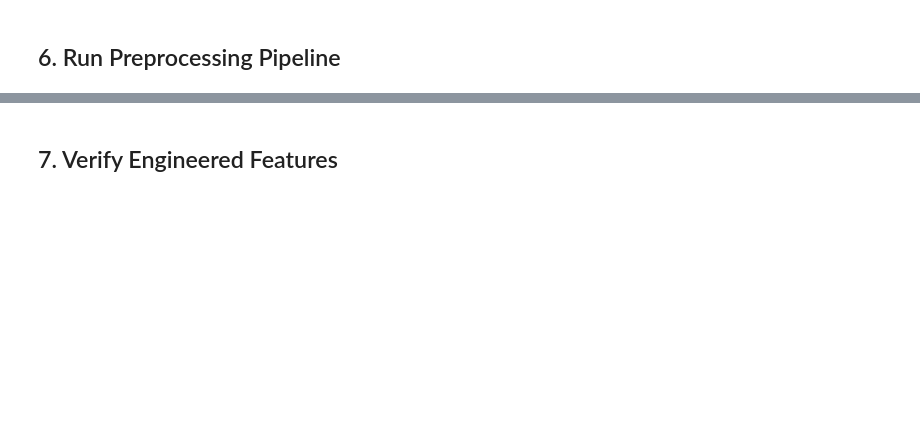
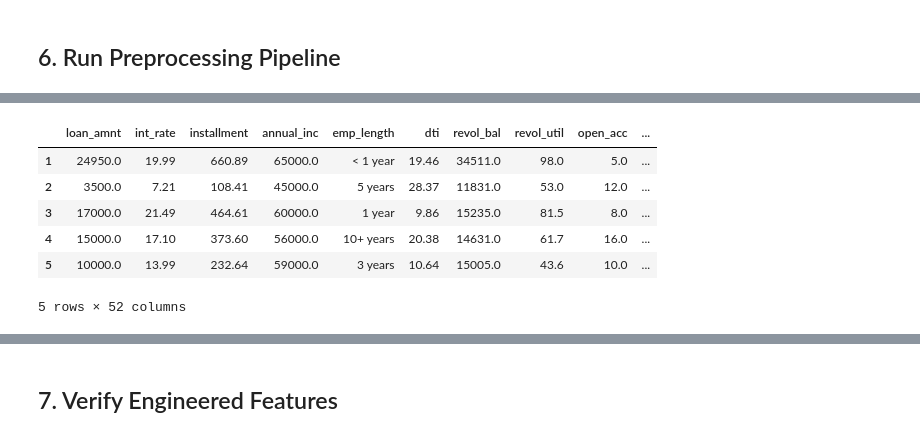
Before and after one commit to ddl-marina-mcculloch/domino-training-lending-club, a Jupyter notebook: notebooks/EDA_lending.ipynb, the cells around one changed output, grey strips where cells are left out. Drawn from its saved outputs; the diff is of its cells as text; code cells hidden in the pictures; blank space fills up the shorter version.

Commit message:
Pushed from Domino: https://cloud-dogfood.domino.tech/u/marina_mcculloch/domino-training-lending-club/workspaces?executionId=69d916ab8115e1376d36d314

```diff
--- a/notebooks/EDA_lending.ipynb
+++ b/notebooks/EDA_lending.ipynb
@@ -225,9 +247,16 @@ sys.path.append('..')
 from scripts.preprocess import run_pipeline
 import os
 
-project = os.environ.get('DOMINO_PROJECT_NAME', 'LendingClubProject')
+#project = os.environ.get('DOMINO_PROJECT_NAME', 'LendingClubProject')
+project = os.environ.get('DOMINO_PROJECT_NAME', 'domino-training-lending-club')
+
+
 raw_path     = f'/domino/datasets/local/{project}/lending_raw.csv'
 cleaned_path = f'/domino/datasets/local/{project}/lending_clean.csv'
 
+raw_path     = f'/mnt/data/{project}/lending_raw.csv'
+cleaned_path = f'/mnt/data/{project}/lending_clean.csv'
+
 df_clean = run_pipeline(raw_path, cleaned_path)
 df_clean.head()
+# %% [output]
@@ -234,3 +278,10 @@ df_clean.head()
+|  | loan_amnt | int_rate | installment | annual_inc | emp_length | dti | revol_bal | revol_util | open_acc | ... |
+| 1 | 24950.0 | 19.99 | 660.89 | 65000.0 | < 1 year | 19.46 | 34511.0 | 98.0 | 5.0 | ... |
+| 2 | 3500.0 | 7.21 | 108.41 | 45000.0 | 5 years | 28.37 | 11831.0 | 53.0 | 12.0 | ... |
+| 3 | 17000.0 | 21.49 | 464.61 | 60000.0 | 1 year | 9.86 | 15235.0 | 81.5 | 8.0 | ... |
+| 4 | 15000.0 | 17.10 | 373.60 | 56000.0 | 10+ years | 20.38 | 14631.0 | 61.7 | 16.0 | ... |
+| 5 | 10000.0 | 13.99 | 232.64 | 59000.0 | 3 years | 10.64 | 15005.0 | 43.6 | 10.0 | ... |
+5 rows × 52 columns
 # %%
 print(f'Cleaned shape   : {df_clean.shape}')
 print(f'Default rate    : {df_clean["is_default"].mean():.2%}')
```
Also changed, not shown: parts of 14 cells of this notebook.
